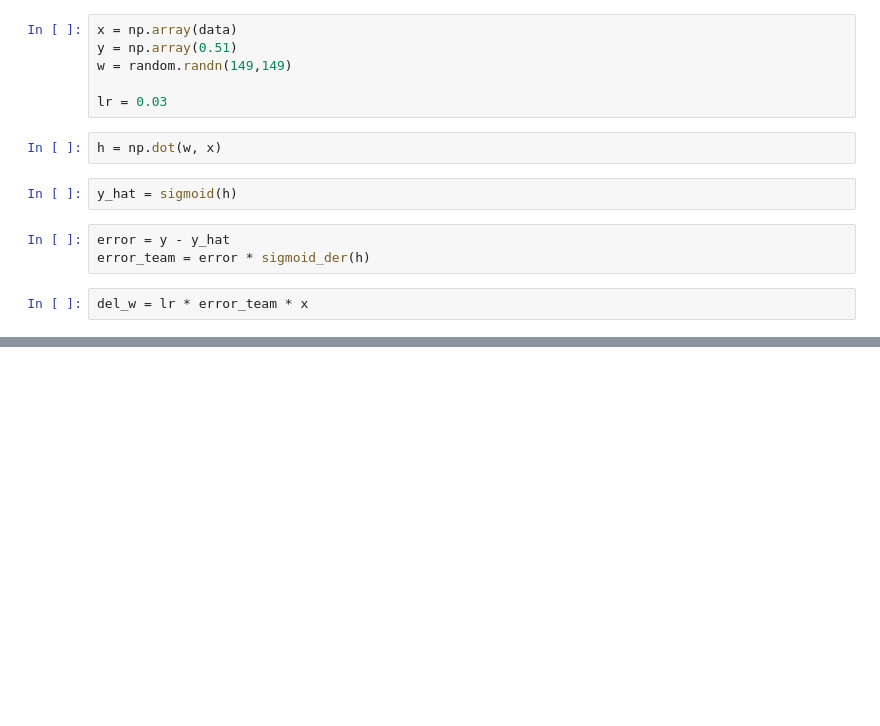
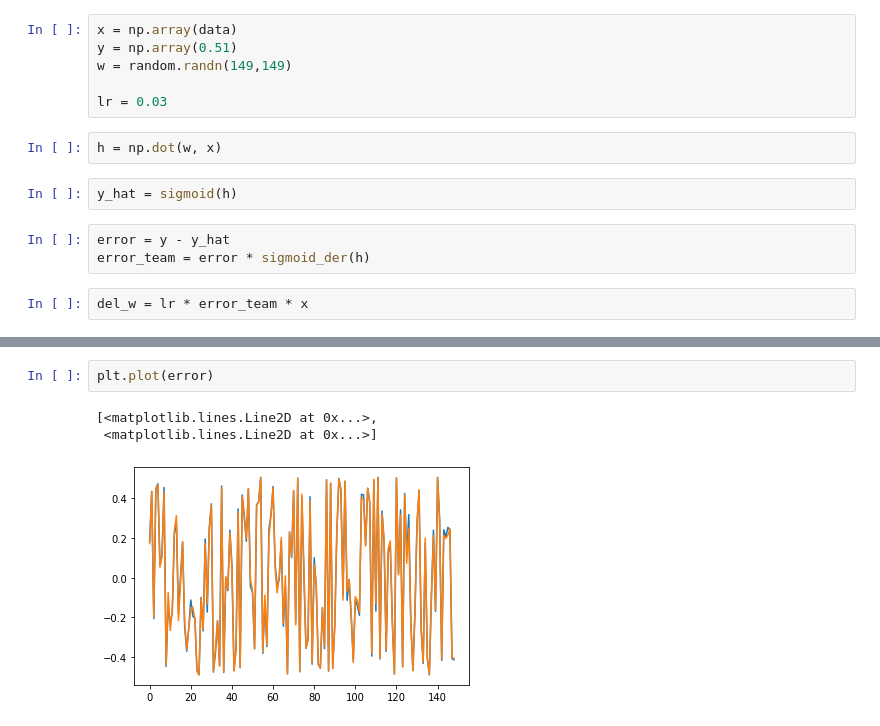
Before and after one commit to Tomo0002/Stock_Product, a Jupyter notebook: ニューラルネットワーク_1.ipynb, the cells around one changed output, grey strips where cells are left out. Saved outputs shown, nothing was run; the diff lists cells and outputs as text; blank space fills up the shorter version.

```diff
--- a/ニューラルネットワーク_1.ipynb
+++ b/ニューラルネットワーク_1.ipynb
@@ -50,0 +58,6 @@ plt.plot(h)
+# %%
+plt.plot(error)
+# %% [output]
+[<matplotlib.lines.Line2D at 0x...>,
+ <matplotlib.lines.Line2D at 0x...>]
+[figure, added]
```
Also changed, not shown: parts of 4 cells of this notebook.
